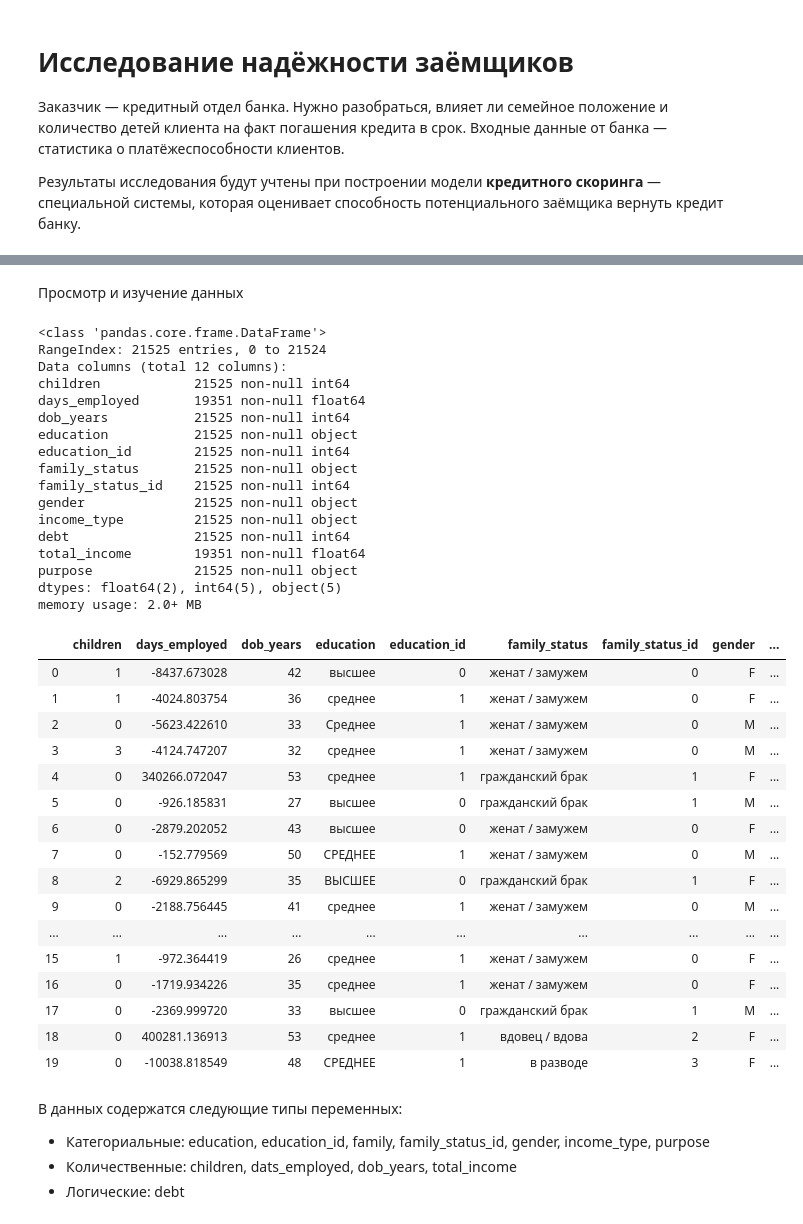
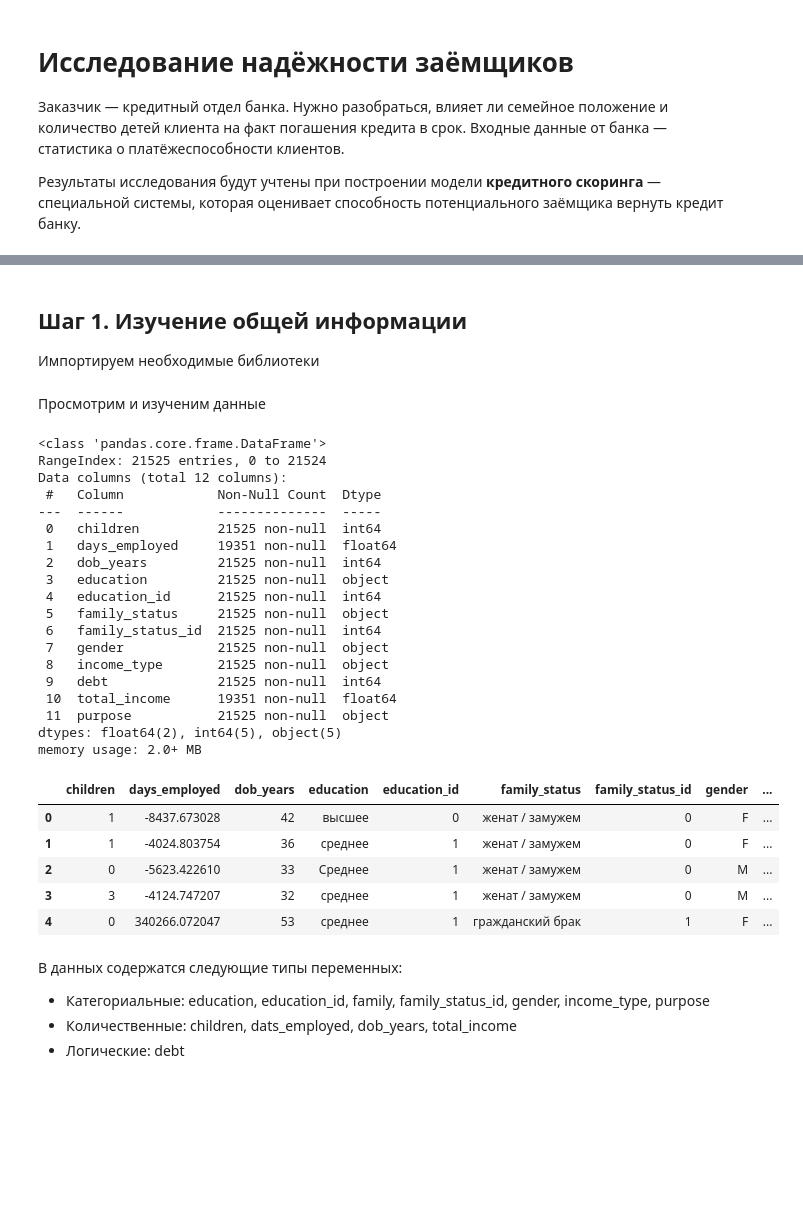
Before and after one commit to DKlimovskiy/Yandex.Practicum, a Jupyter notebook: Проект 1 Исследование надежности заемщиков/Проект 1 Исследование надежности заемщиков (2).ipynb, the cells around one changed output, grey strips where cells are left out. Cells and saved outputs as stored; diff of their text form; code cells hidden in the pictures; blank space fills up the shorter version.

```diff
--- a/Проект 1 Исследование надежности заемщиков/Проект 1 Исследование надежности заемщиков.ipynb
+++ b/Проект 1 Исследование надежности заемщиков/Проект 1 Исследование надежности заемщиков (2).ipynb
@@ -84,49 +10,43 @@
+# %% [markdown]
+## Шаг 1. Изучение общей информации
+Импортируем необходимые библиотеки
 # %%
 import pandas as pd
 from pymystem3 import Mystem
 from collections import Counter
 m = Mystem()
-# %% [markdown]
-Просмотр и изучение данных
+# %% [markdown]
+Просмотрим и изученим данные
 # %%
 df = pd.read_csv('/datasets/data.csv')
 df.info()
-df.head(20)
+df.head()
 # %% [output]
 <class 'pandas.core.frame.DataFrame'>
 RangeIndex: 21525 entries, 0 to 21524
 Data columns (total 12 columns):
-children            21525 non-null int64
-days_employed       19351 non-null float64
-dob_years           21525 non-null int64
-education           21525 non-null object
-education_id        21525 non-null int64
-family_status       21525 non-null object
-family_status_id    21525 non-null int64
-gender              21525 non-null object
-income_type         21525 non-null object
-debt                21525 non-null int64
-total_income        19351 non-null float64
-purpose             21525 non-null object
+ #   Column            Non-Null Count  Dtype
+---  ------            --------------  -----
+ 0   children          21525 non-null  int64
+ 1   days_employed     19351 non-null  float64
+ 2   dob_years         21525 non-null  int64
+ 3   education         21525 non-null  object
+ 4   education_id      21525 non-null  int64
+ 5   family_status     21525 non-null  object
+ 6   family_status_id  21525 non-null  int64
+ 7   gender            21525 non-null  object
+ 8   income_type       21525 non-null  object
+ 9   debt              21525 non-null  int64
+ 10  total_income      19351 non-null  float64
+ 11  purpose           21525 non-null  object
 dtypes: float64(2), int64(5), object(5)
 memory usage: 2.0+ MB
 |  | children | days_employed | dob_years | education | education_id | family_status | family_status_id | gender | ... |
 | 0 | 1 | -8437.673028 | 42 | высшее | 0 | женат / замужем | 0 | F | ... |
 | 1 | 1 | -4024.803754 | 36 | среднее | 1 | женат / замужем | 0 | F | ... |
 | 2 | 0 | -5623.422610 | 33 | Среднее | 1 | женат / замужем | 0 | M | ... |
 | 3 | 3 | -4124.747207 | 32 | среднее | 1 | женат / замужем | 0 | M | ... |
 | 4 | 0 | 340266.072047 | 53 | среднее | 1 | гражданский брак | 1 | F | ... |
-| 5 | 0 | -926.185831 | 27 | высшее | 0 | гражданский брак | 1 | M | ... |
-| 6 | 0 | -2879.202052 | 43 | высшее | 0 | женат / замужем | 0 | F | ... |
-| 7 | 0 | -152.779569 | 50 | СРЕДНЕЕ | 1 | женат / замужем | 0 | M | ... |
-| 8 | 2 | -6929.865299 | 35 | ВЫСШЕЕ | 0 | гражданский брак | 1 | F | ... |
-| 9 | 0 | -2188.756445 | 41 | среднее | 1 | женат / замужем | 0 | M | ... |
-| ... | ... | ... | ... | ... | ... | ... | ... | ... | ... |
-| 15 | 1 | -972.364419 | 26 | среднее | 1 | женат / замужем | 0 | F | ... |
-| 16 | 0 | -1719.934226 | 35 | среднее | 1 | женат / замужем | 0 | F | ... |
-| 17 | 0 | -2369.999720 | 33 | высшее | 0 | гражданский брак | 1 | M | ... |
-| 18 | 0 | 400281.136913 | 53 | среднее | 1 | вдовец / вдова | 2 | F | ... |
-| 19 | 0 | -10038.818549 | 48 | СРЕДНЕЕ | 1 | в разводе | 3 | F | ... |
 # %% [markdown]
 В данных содержатся следующие типы переменных:
 * Категориальные: education, education_id, family, family_status_id, gender, income_type, purpose
```
Also changed, not shown: parts of 50 cells of this notebook.
